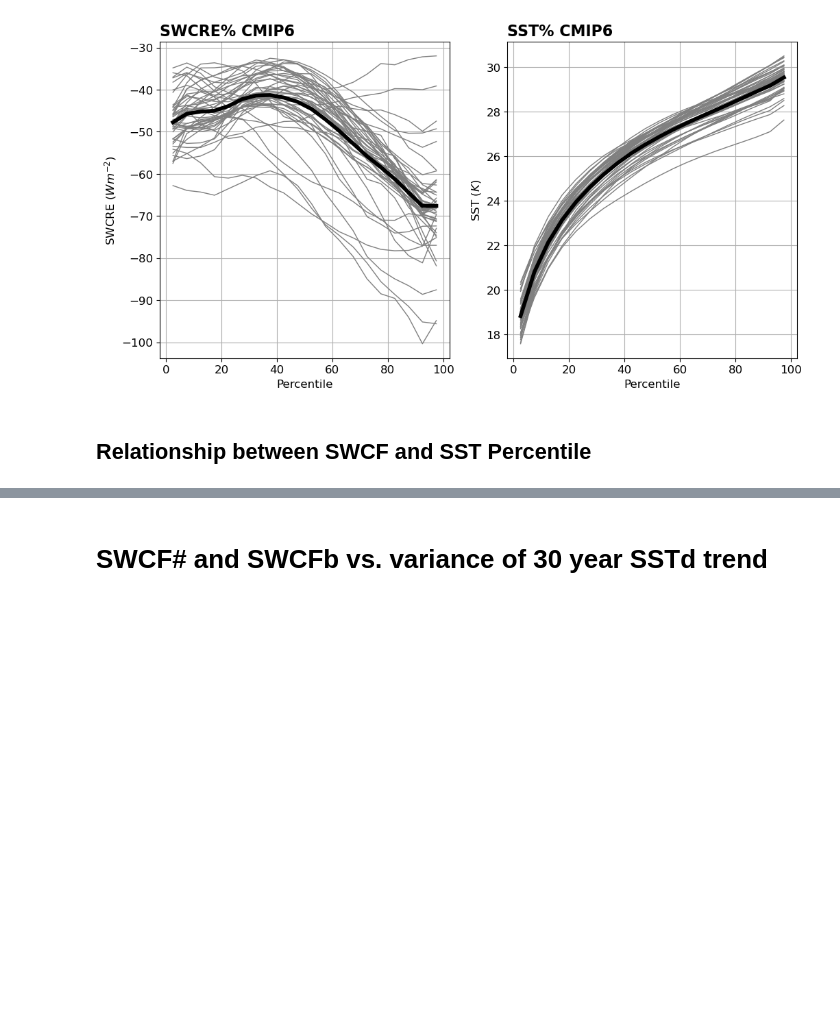
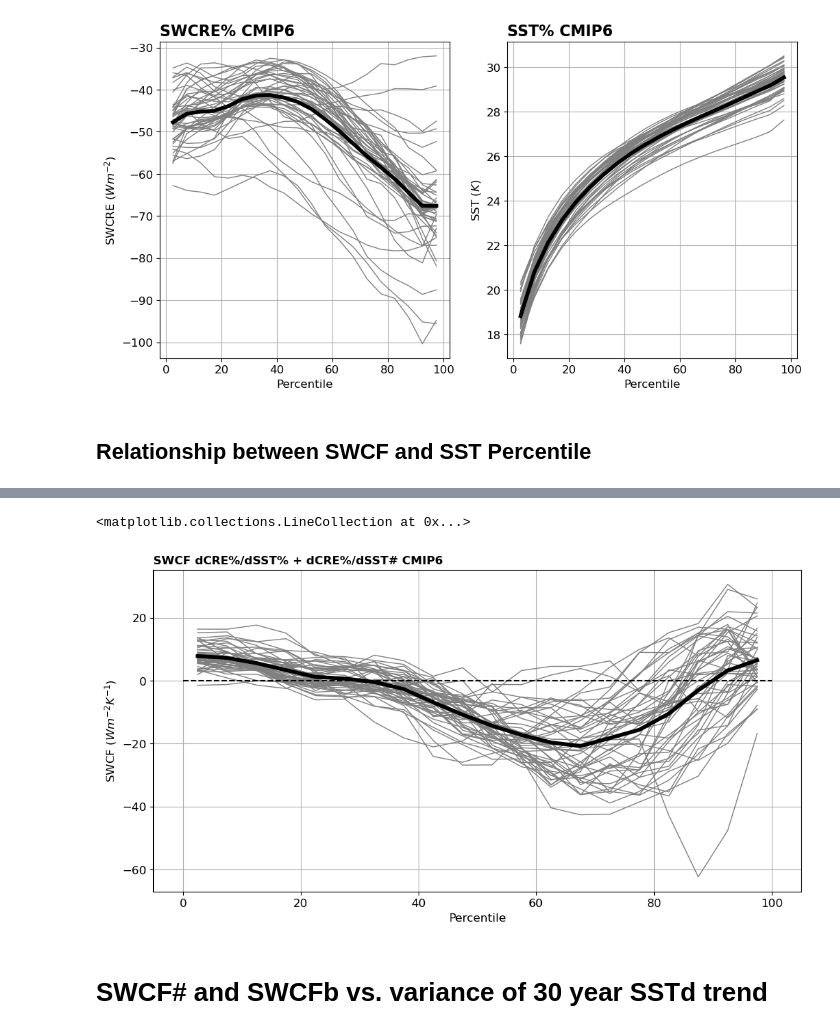
Before and after one commit to zacespinosa/tropical_pacific_clouds, a Jupyter notebook: SSTsharp.ipynb, the cells around one changed output, grey strips where cells are left out. Saved outputs shown, nothing was run; the diff lists cells and outputs as text; code cells hidden in the pictures; blank space fills up the shorter version.

```diff
--- a/SSTsharp.ipynb
+++ b/SSTsharp.ipynb
@@ -993,3 +1090,18 @@ plt.hlines([0], xmin=0, xmax=100, linestyle="dashed", color="black")
+# %%
+# Plot one line for each model
+(ds_swcf + ds_swcf_nonlocal).plot.line(x='bins', hue='model', add_legend=False, color="gray", linewidth=1)
+(ds_swcf + ds_swcf_nonlocal).mean(["model"]).plot.line(x='bins', add_legend=False, color="black", linewidth=4)
+plt.title("SWCF dCRE%/dSST% + dCRE%/dSST# CMIP6", loc="left", fontweight="bold", fontsize=12)
+plt.xlabel("Percentile", fontsize=12)
+plt.ylabel(r"SWCF ($Wm^{-2}K^{-1}$)", fontsize=12)
+# plt.ylim(-15, 12)
+plt.grid()
+fig = plt.gcf()
+fig.set_size_inches(12, 6)
+plt.hlines([0], xmin=0, xmax=100, linestyle="dashed", color="black")
+# %% [output]
+<matplotlib.collections.LineCollection at 0x...>
+[figure, added]
 # %% [markdown]
 # SWCF# and SWCFb vs. variance of 30 year SSTd trend
 # %%
```
Also changed, not shown: parts of 7 cells of this notebook, 49 other files.
